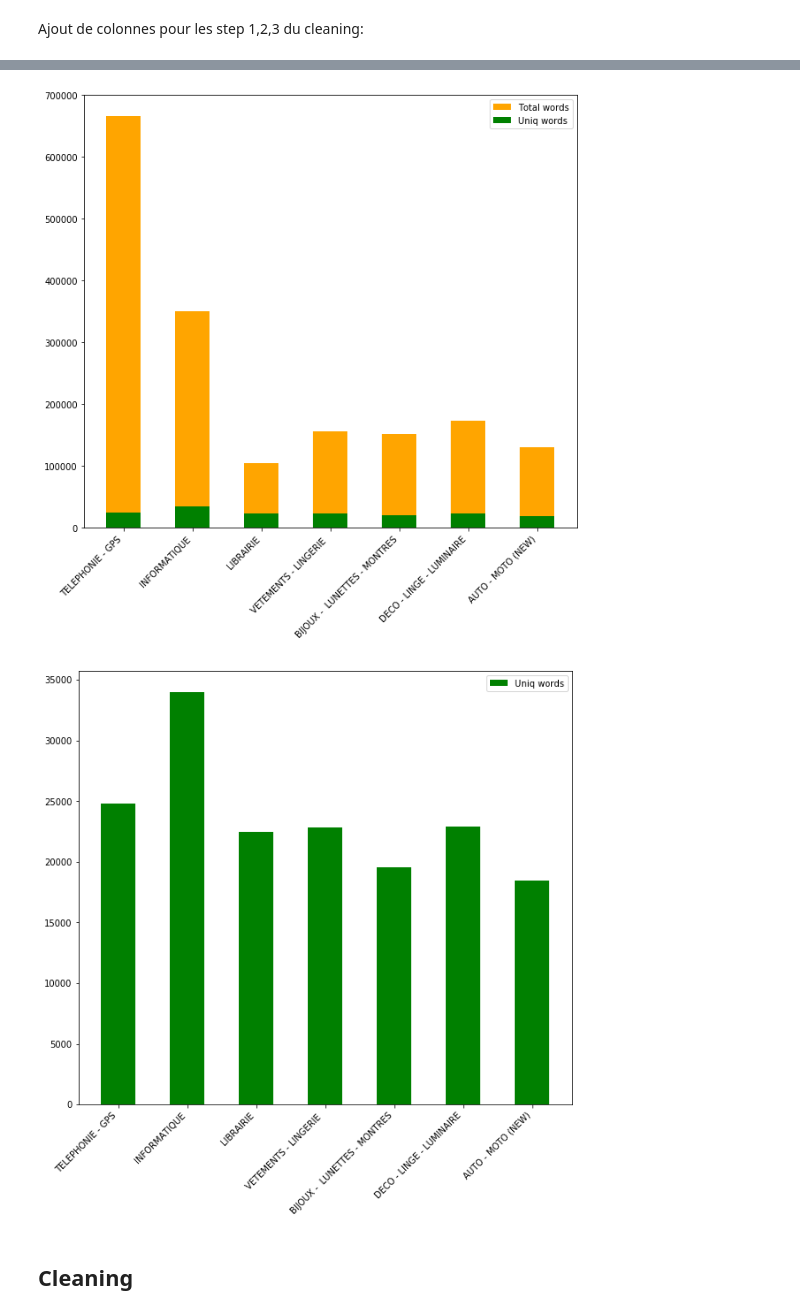
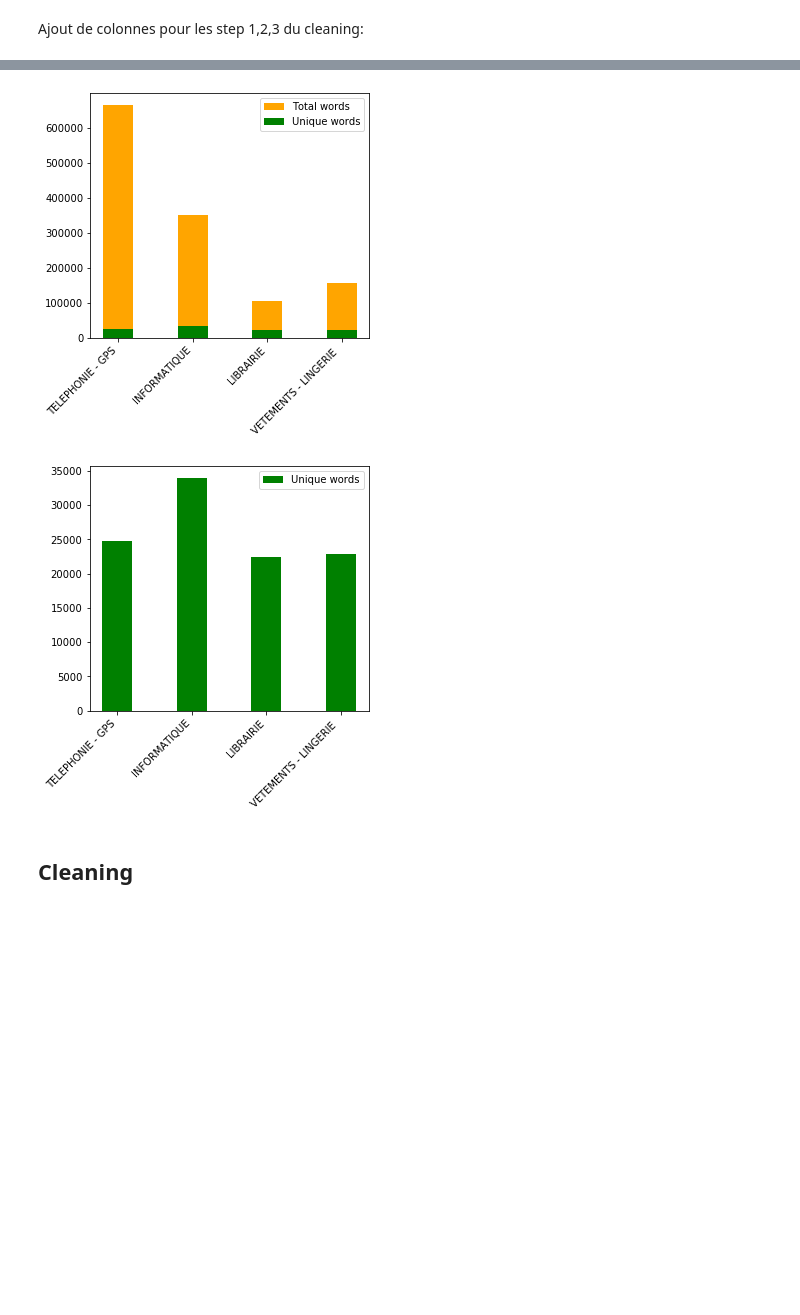
Before and after one commit to bguillouet/2020_4A_TEXTE, a Jupyter notebook: Help_rapport.ipynb, the cells around one changed output, grey strips where cells are left out. Cells and saved outputs as stored; diff of their text form; code cells hidden in the pictures; blank space fills up the shorter version.

Commit message:
plot modif pour rapport

```diff
--- a/Help_rapport.ipynb
+++ b/Help_rapport.ipynb
@@ -262,24 +240,24 @@ data_voc.head()
 # %%
-main_cat = data_voc['Categorie'][0:7].tolist() #recup valeurs d'une colonne
-main_tot = data_voc['Total words'][0:7].tolist()
-main_uniq = data_voc['Uniq words'][0:7].tolist()
+main_cat = data_voc['Categorie'][0:4].tolist() #recup valeurs d'une colonne
+main_tot = data_voc['Total words'][0:4].tolist()
+main_uniq = data_voc['Uniq words'][0:4].tolist()
 # %%
-fig = plt.figure(figsize=(10,10))
-plt.bar(main_cat,main_tot,width = 0.5, color = 'orange', label="Total words")
-plt.bar(main_cat,main_uniq,width = 0.5, color = 'green', label="Uniq words")
+fig = plt.figure(figsize=(5,5))
+plt.bar(main_cat,main_tot,width = 0.4, color = 'orange', label="Total words")
+plt.bar(main_cat,main_uniq,width = 0.4, color = 'green', label="Unique words")
 #plt.title("Size of vocabulary for main categories")
 plt.legend()
 fig.autofmt_xdate(rotation=45)
 
 
-fig = plt.figure(figsize=(10,10))
-plt.bar(main_cat,main_uniq,width = 0.5, color = 'green', label="Uniq words")
+fig = plt.figure(figsize=(5,5))
+plt.bar(main_cat,main_uniq,width = 0.4, color = 'green', label="Unique words")
 #plt.title("Size of vocabulary for main categories")
 plt.legend()
 fig.autofmt_xdate(rotation=45)
 # %% [output]
-[figure, old version]
+[figure, new version]
-[figure, old version]
+[figure, new version]
 # %% [markdown]
 ## Cleaning
 # %% [markdown]
```
Also changed, not shown: parts of 2 cells of this notebook.
